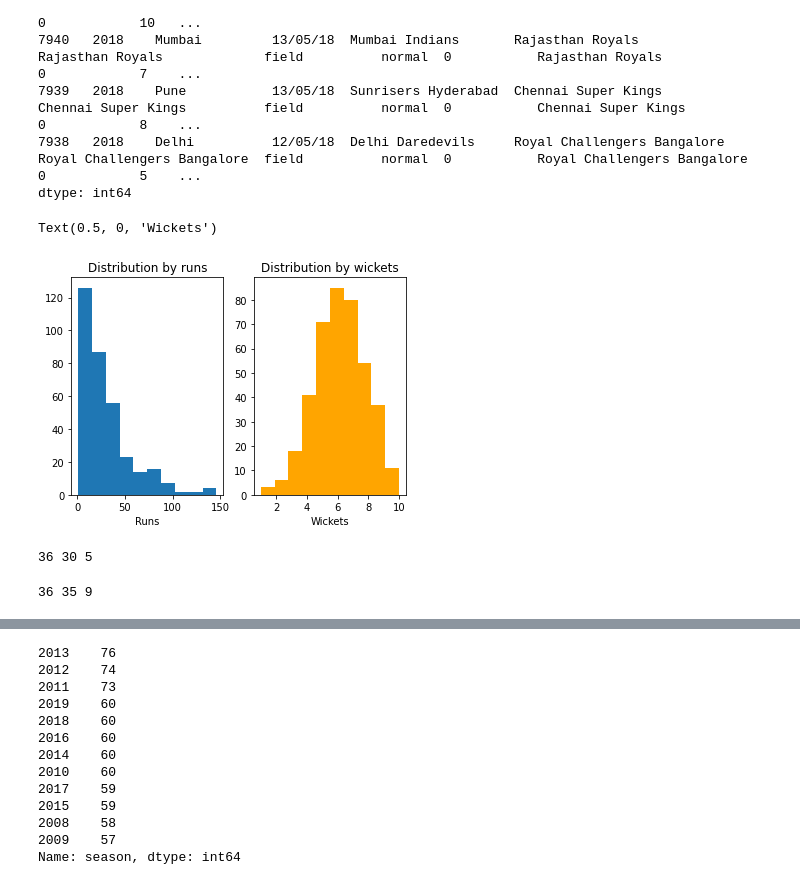
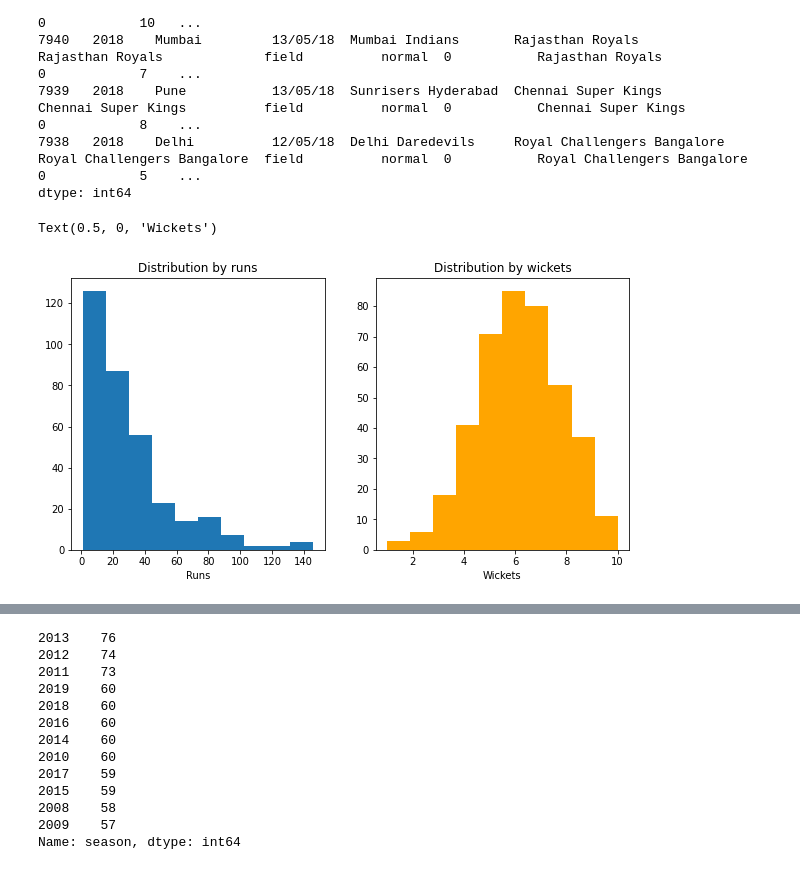
Before and after one commit to itsAnkitcode001/Explonararory-Data-Analaysis-on-sport-team-data, a Jupyter notebook: Untitled3.ipynb, the cells around one changed output, grey strips where cells are left out. Drawn from its saved outputs; the diff is of its cells as text; code cells hidden in the pictures.

```diff
--- a/Untitled3.ipynb
+++ b/Untitled3.ipynb
@@ -181,30 +161,15 @@ id     season  city           date      team1                team2
 dtype: int64
 # %%
 #here we plot the histogram of distribution of runs and distribution of wickets
+plt.figure(figsize=(10,5))
 plt.subplot(1,2,1)
 plt.hist(by_batting['win_by_runs'])
 plt.title('Distribution by runs')
 plt.xlabel('Runs')
 plt.subplot(1,2,2)
 plt.hist(by_wickets['win_by_wickets'],color='orange')
 plt.title('Distribution by wickets')
 plt.xlabel('Wickets')
 # %% [output]
 Text(0.5, 0, 'Wickets')
-[figure, old version]
+[figure, new version]
-# %%
-#here we collect that in win by runs cases which umpire was mostly umpiring at that time
-s1=by_batting['umpire1'].value_counts().head(10).max()
-s2=by_batting['umpire2'].value_counts().head(10).max()
-s3=by_batting['umpire3'].value_counts().head(10).max()
-print(s1,s2,s3)
-# %% [output]
-36 30 5
-# %%
-#here we collect that in win by wickets cases which umpire was mostly umpiring at that time
-s1=by_wickets['umpire1'].value_counts().head(10).max()
-s2=by_wickets['umpire2'].value_counts().head(10).max()
-s3=by_wickets['umpire3'].value_counts().head(10).max()
-print(s1,s2,s3)
-# %% [output]
-36 35 9
```
Also changed, not shown: parts of 24 cells of this notebook.
